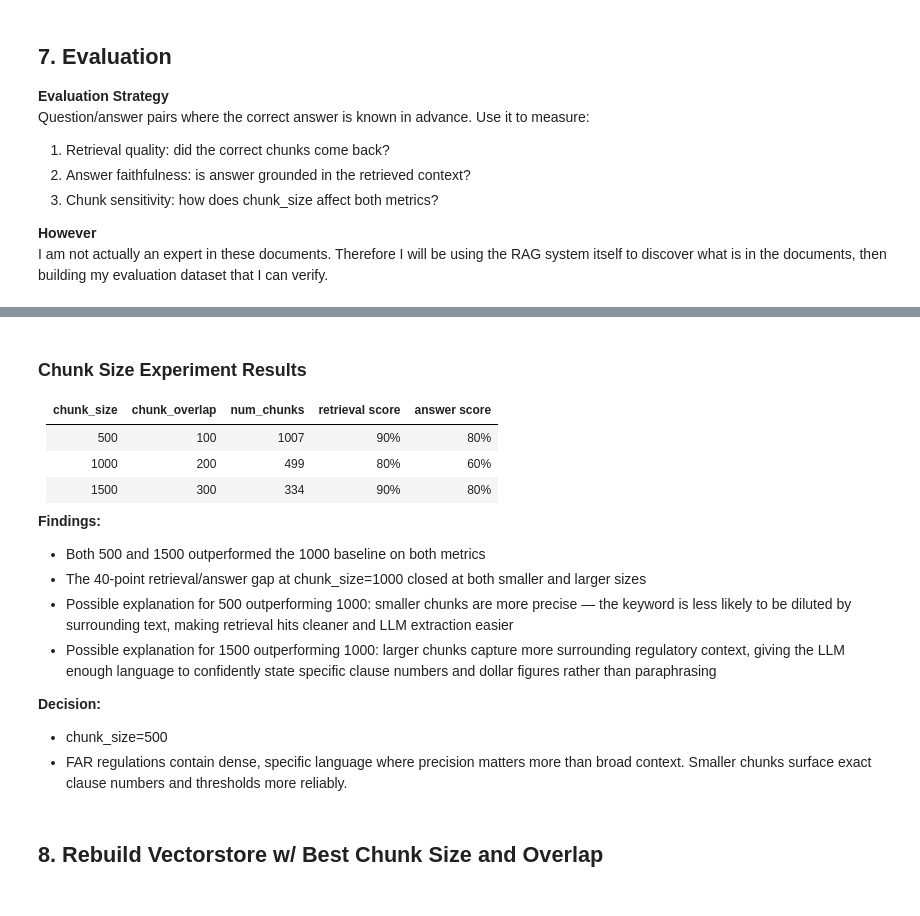
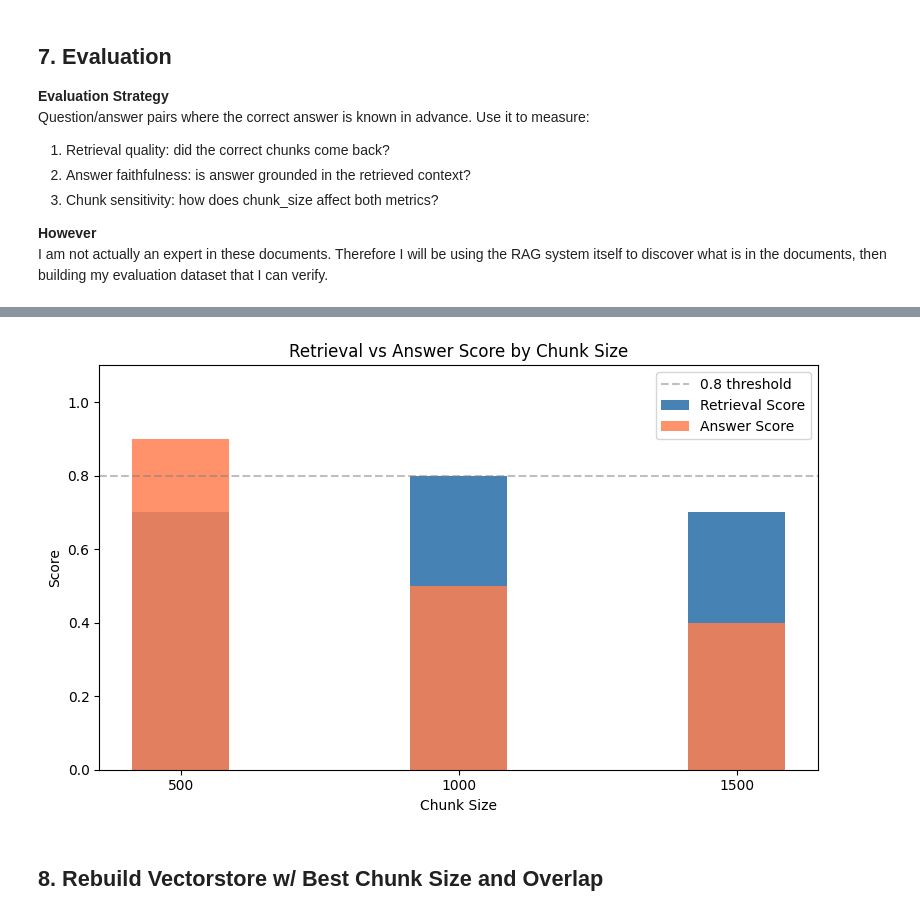
Before and after one commit to DarrellS0352/FAR-DFARS-RAG-system-with-evaluation, a Jupyter notebook: Military_Maintenance_Manual_Assistant_RAG_app.ipynb, the cells around one changed output, grey strips where cells are left out. Cells and saved outputs as stored; diff of their text form; code cells hidden in the pictures.

Commit message:
Add experiment DataFrame, matplotlib visualization, and updated results

```diff
--- a/Military_Maintenance_Manual_Assistant_RAG_app.ipynb
+++ b/Military_Maintenance_Manual_Assistant_RAG_app.ipynb
@@ -594,8 +593,8 @@ experiment_results = {}
 experiment_results[1000] = {
     'chunk_overlap':200,
     'num_chunks':len(chunks),
-    'avg_retrieval':0.8,
-    'avg_answer':0.4
+    'avg_retrieval':avg_retrieval,
+    'avg_answer':avg_answer
 }
 # run experiments
 for setting in experiment_settings:
@@ -638,3 +645,12 @@ Running test 5/5: What is the definition of a commercial product under FAR?...
 # %%
-experiment_results
+experiment_results_df = (
+    pd.DataFrame(experiment_results)
+    .T
+    .reset_index()
+    .rename(columns={'index':'chunk_size'})
+    .assign(gap = lambda df_: df_.avg_retrieval - df_.avg_answer)
+    .sort_values('avg_answer', ascending=False)
+    .reset_index(drop=True)
+)
+experiment_results_df
 # %% [output]
@@ -653,21 +661,37 @@ experiment_results
-# %% [markdown]
-### Chunk Size Experiment Results
-
-| chunk_size | chunk_overlap | num_chunks | retrieval score | answer score |
-|---|---|---|---|---|
-| 500  | 100 | 1007 | 90% | 80% |
-| 1000 | 200 | 499 | 80% | 60% |
-| 1500 | 300 | 334 | 90% | 80% |
-
-**Findings:**
-- Both 500 and 1500 outperformed the 1000 baseline on both metrics
-- The 40-point retrieval/answer gap at chunk_size=1000 closed at both smaller and larger sizes
-- Possible explanation for 500 outperforming 1000: smaller chunks are more precise — the keyword is less likely to be diluted by surrounding text, making retrieval hits cleaner and LLM extraction easier
-- Possible explanation for 1500 outperforming 1000: larger chunks capture more surrounding regulatory context, giving the LLM enough language to confidently state specific clause numbers and dollar figures rather than paraphrasing
-
-**Decision:**
-- chunk_size=500
-- FAR regulations contain dense, specific language where precision matters more than broad context. Smaller chunks surface exact clause numbers and  thresholds more reliably.
+# %%
+import matplotlib.pyplot as plt
+
+x = experiment_results_df["chunk_size"].astype(str)
+width = 0.35
+fig, ax = plt.subplots(figsize=(8, 5))
+
+bars1 = ax.bar(
+    x, experiment_results_df["avg_retrieval"],
+    width,
+    label="Retrieval Score",
+    color="steelblue"
+)
+bars2 = ax.bar(
+    [str(int(c)) for c in experiment_results_df["chunk_size"]], experiment_results_df["avg_answer"],
+    width,
+    label="Answer Score",
+    color="coral",
+    bottom=0,
+    alpha=0.85
+)
+
+ax.set_xlabel("Chunk Size")
+ax.set_ylabel("Score")
+ax.set_title("Retrieval vs Answer Score by Chunk Size")
+ax.set_ylim(0, 1.1)
+ax.axhline(y=0.8, color="gray", linestyle="--", alpha=0.5, label="0.8 threshold")
+ax.legend()
+
+plt.tight_layout()
+plt.savefig("chunk_size_experiment.png", dpi=150, bbox_inches="tight")
+plt.show()
+# %% [output]
+[figure, added]
 # %% [markdown]
 ## 8. Rebuild Vectorstore w/ Best Chunk Size and Overlap
 # %%
```
Also changed, not shown: parts of 16 cells of this notebook, 2 other files.
